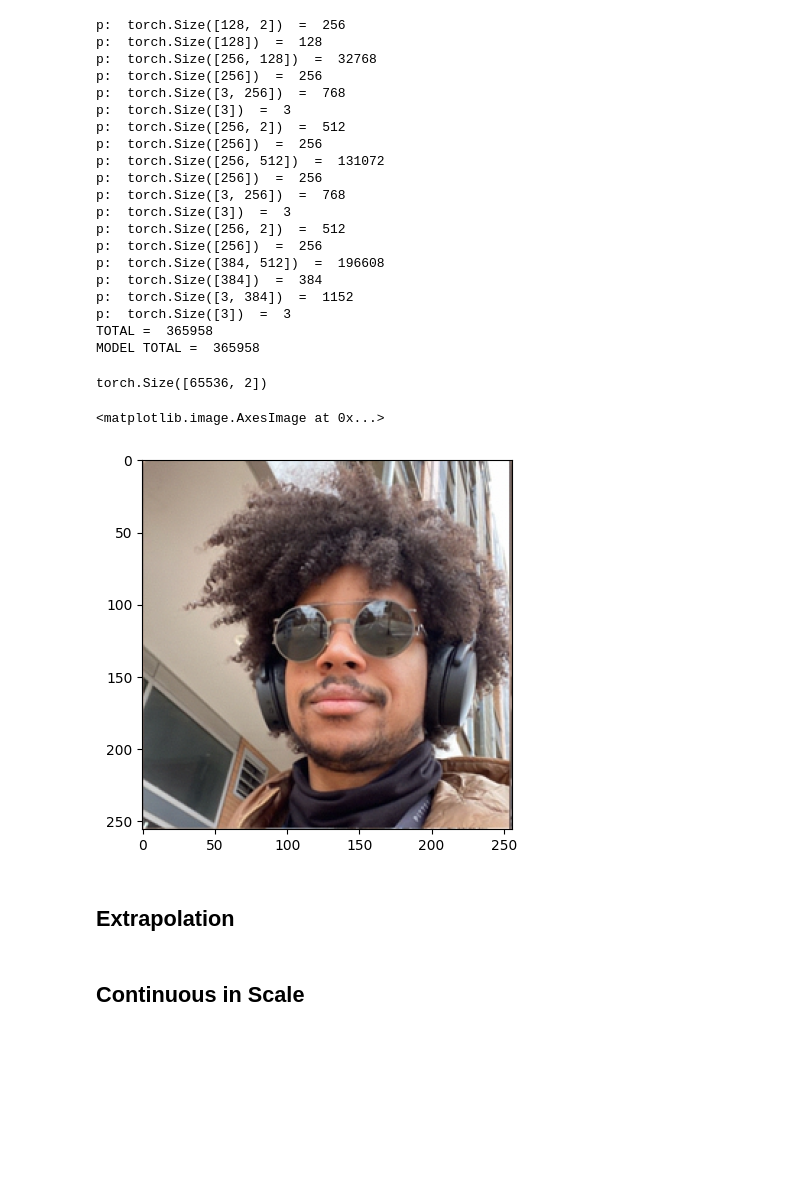
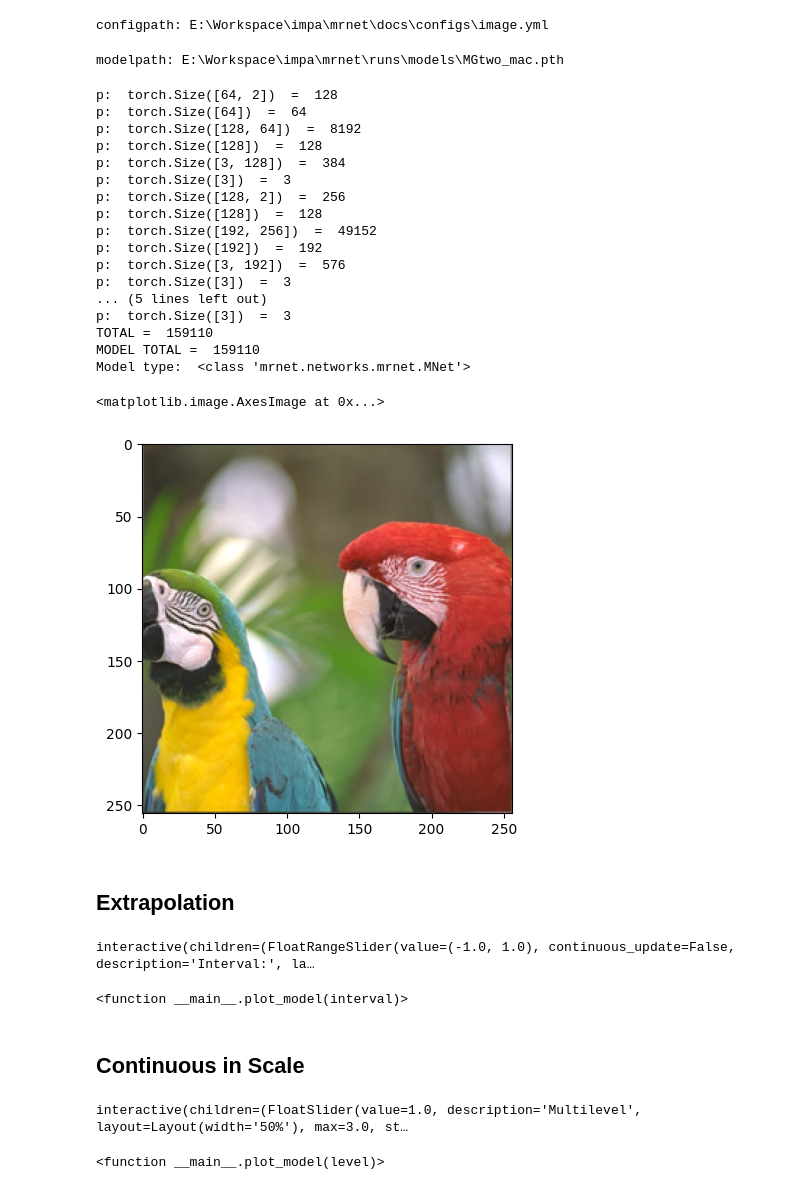
Before and after one commit to visgraf/mrnet, a Jupyter notebook: docs/examples/eval-net.ipynb, the cells around one changed output. Cells and saved outputs as stored; diff of their text form; code cells hidden in the pictures; blank space fills up the shorter version.

Commit message:
changed image_name to data_path; moved 'finish' to the end of each stage; tested scripts and notebooks on images

```diff
--- a/docs/examples/eval-net.ipynb
+++ b/docs/examples/eval-net.ipynb
@@ -22,12 +14,0 @@ with open('../configs/image.yml') as f:
-# %%
-modelpath = os.path.join(MODEL_PATH,
-                 "MGpic7._1-1_w128F_hf256256_MEp200_hl1_r512_pr4.pth"
-                 )
-# TODO: download model automatically from W&B if can't find it locally
-if not os.path.exists(modelpath):
-    pass
-mrmodel = MRFactory.load_state_dict(
-    # modelpath
-    "E:/Workspace/impa/mrnet/runs/logs/MGhallpR_3-3_w32F_hf256384_MEp100_hl1_r256_pr2_20230907-1610/models/final.pth"
-    )
-print("Model: ", type(mrmodel))
@@ -51,41 +15,51 @@ Model:  <class 'mrnet.networks.mrnet.MNet'>
+# %%
+# Should be the same config file used in the experiment
+# In doubt, you can find a copy of this file with the logged results
+configpath = input("Path to the hyperparameters config file: ")
+hyper = load_hyperparameters(configpath)
+print('configpath:', configpath)
+# %% [output]
+configpath: E:\Workspace\impa\mrnet\docs\configs\image.yml
+# %%
+modelpath = input("Path to the saved model parameters file: ")
+mrmodel = MRFactory.load_state_dict(modelpath)
+print('modelpath:', modelpath)
+# %% [output]
+modelpath: E:\Workspace\impa\mrnet\runs\models\MGtwo_mac.pth
 # %%
 for p in mrmodel.parameters():
     print("p: ", p.shape, " = ", p.numel())
 total_params = sum(p.numel() for p in mrmodel.parameters()) - mrmodel.n_stages()
 print("TOTAL = ", total_params)
 print("MODEL TOTAL = ", mrmodel.total_parameters())
+print("Model type: ", type(mrmodel))
 # %% [output]
+p:  torch.Size([64, 2])  =  128
+p:  torch.Size([64])  =  64
+p:  torch.Size([128, 64])  =  8192
+p:  torch.Size([128])  =  128
+p:  torch.Size([3, 128])  =  384
+p:  torch.Size([3])  =  3
 p:  torch.Size([128, 2])  =  256
 p:  torch.Size([128])  =  128
-p:  torch.Size([256, 128])  =  32768
-p:  torch.Size([256])  =  256
-p:  torch.Size([3, 256])  =  768
+p:  torch.Size([192, 256])  =  49152
+p:  torch.Size([192])  =  192
+p:  torch.Size([3, 192])  =  576
 p:  torch.Size([3])  =  3
-p:  torch.Size([256, 2])  =  512
-p:  torch.Size([256])  =  256
-p:  torch.Size([256, 512])  =  131072
-p:  torch.Size([256])  =  256
-p:  torch.Size([3, 256])  =  768
+... (5 lines left out)
 p:  torch.Size([3])  =  3
-p:  torch.Size([256, 2])  =  512
-p:  torch.Size([256])  =  256
-p:  torch.Size([384, 512])  =  196608
-p:  torch.Size([384])  =  384
-p:  torch.Size([3, 384])  =  1152
-p:  torch.Size([3])  =  3
-TOTAL =  365958
-MODEL TOTAL =  365958
+TOTAL =  159110
+MODEL TOTAL =  159110
+Model type:  <class 'mrnet.networks.mrnet.MNet'>
 # %%
-W = 256
+W = hyper['width']
 input = make_grid_coords(W, *hyper['domain'], dim=2)
-print(input.shape)
 output = mrmodel(input)
 model_out = torch.clamp(output['model_out'], 0.0, 1.0)
 plt.imshow(model_out.cpu().view(W, W, -1).detach().numpy())
 # %% [output]
-torch.Size([65536, 2])
+<matplotlib.image.AxesImage at 0x...>
-<matplotlib.image.AxesImage at 0x...>
-[figure, old version]
+[figure, new version]
 # %% [markdown]
 ## Extrapolation
 # %%
@@ -107,8 +81,8 @@ slider = widgets.FloatRangeSlider(
 )
 
 model = mrmodel
-res = 512
-channels=1
+res = hyper['width']
+channels = hyper['channels']
 def plot_model(interval):
     grid = make_grid_coords(res, *interval, dim=2)
     output = model(grid)
@@ -121,6 +95,9 @@ def plot_model(interval):
     return Image.fromarray(pixels)
 
 interact(plot_model, interval=slider)
+# %% [output]
+interactive(children=(FloatRangeSlider(value=(-1.0, 1.0), continuous_update=False, description='Interval:', la…
+<function __main__.plot_model(interval)>
 # %% [markdown]
 ## Continuous in Scale
 # %%
@@ -138,7 +115,7 @@ level_slider = widgets.FloatSlider(
         layout=widgets.Layout(width='50%')
 )
 def plot_model(level):
-    grid = make_grid_coords(res, res, -1.0, 1.0)
+    grid = make_grid_coords(res, -1.0, 1.0, dim=2)
     weights = []
     for s in range(mrmodel.n_stages()):
         if level >= s + 1:
@@ -156,3 +133,6 @@ def plot_model(level):
     return Image.fromarray(pixels)
 
 interact(plot_model, level=level_slider)
+# %% [output]
+interactive(children=(FloatSlider(value=1.0, description='Multilevel', layout=Layout(width='50%'), max=3.0, st…
+<function __main__.plot_model(level)>
```
Also changed, not shown: parts of 4 cells of this notebook, 15 other files.
